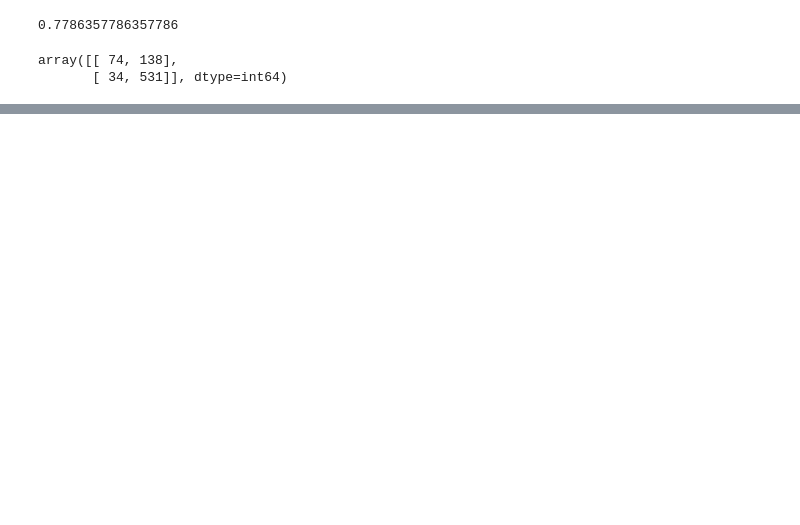
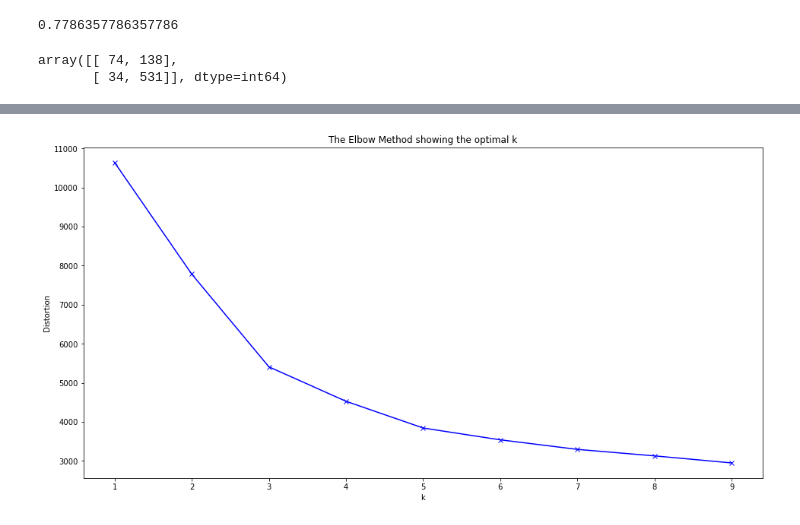
Before and after one commit to cb-ds-1/4-3-clustering, a Jupyter notebook: workshop.ipynb, the cells around one changed output, grey strips where cells are left out. Saved outputs shown, nothing was run; the diff lists cells and outputs as text; code cells hidden in the pictures; blank space fills up the shorter version.

```diff
--- a/workshop.ipynb
+++ b/workshop.ipynb
@@ -206,0 +227,23 @@ TypeError: '(slice(None, None, None), 0)' is an invalid key
+# %%
+from sklearn import preprocessing
+
+data_url = r'data/college.csv'
+dataframe = pd.read_csv(data_url)
+df = dataframe
+priv = df.Private
+
+
+# parse yes as 1, no as 0
+df.Private = df.Private.map(dict(Yes=1, No=0))
+df = df.drop(['Unnamed: 0'], 1)
+X = df.copy()
+
+scaler = preprocessing.StandardScaler().fit(X)
+X_scaled = scaler.transform(X)
+# %%
+from sklearn.decomposition import PCA
+pca = PCA(5)
+X_pca = pca.fit_transform(X_scaled)
+print(pca.explained_variance_ratio_)
+# print(pca.components_)
+# fowlkes_mallows_score()
@@ -206,0 +374,17 @@ TypeError: '(slice(None, None, None), 0)' is an invalid key
+# %%
+distortions = []
+K = range(1,10)
+
+for k in K:
+    kmeanModel = KMeans(n_clusters=k)
+    kmeanModel.fit(X_pca)
+    distortions.append(kmeanModel.inertia_)
+
+plt.figure(figsize=(16,8))
+plt.plot(K, distortions, 'bx-')
+plt.xlabel('k')
+plt.ylabel('Distortion')
+plt.title('The Elbow Method showing the optimal k')
+plt.show()
+# %% [output]
+[figure, added]
```
Also changed, not shown: parts of 5 cells of this notebook.
